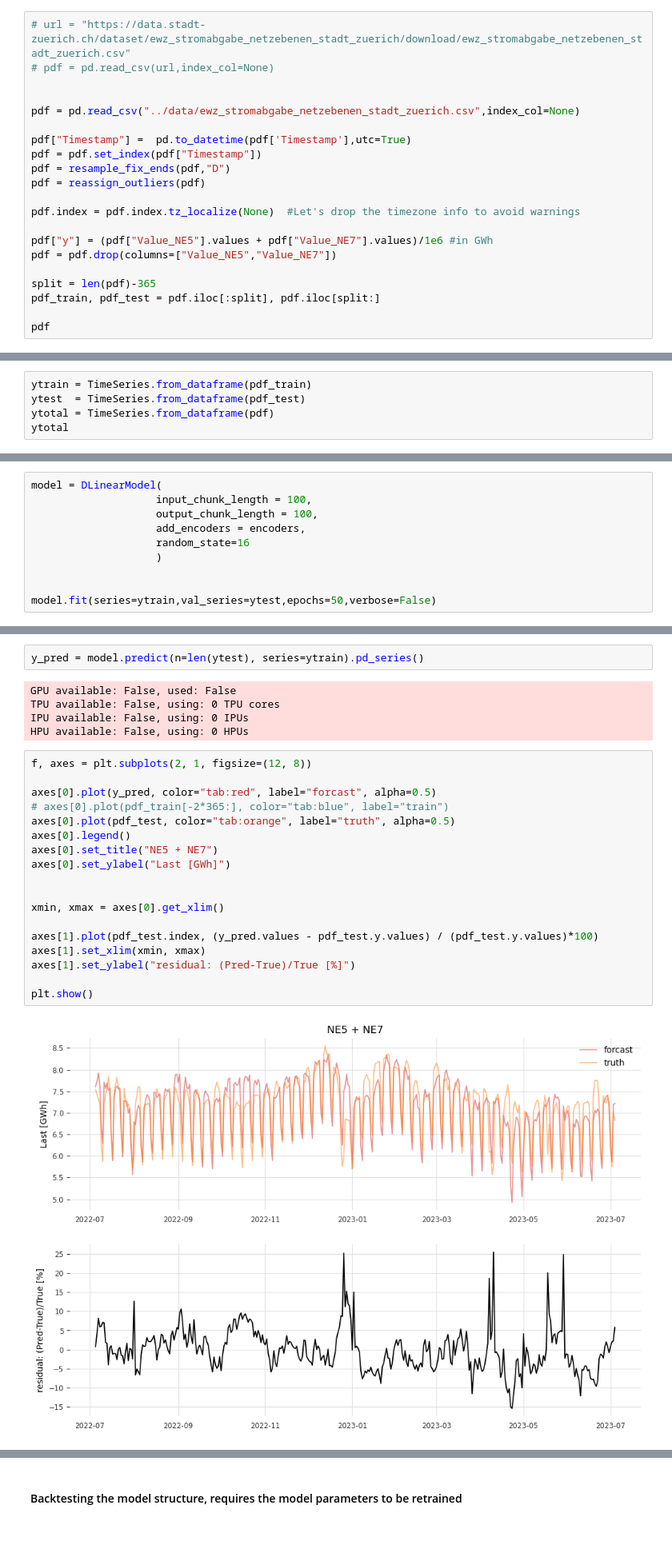
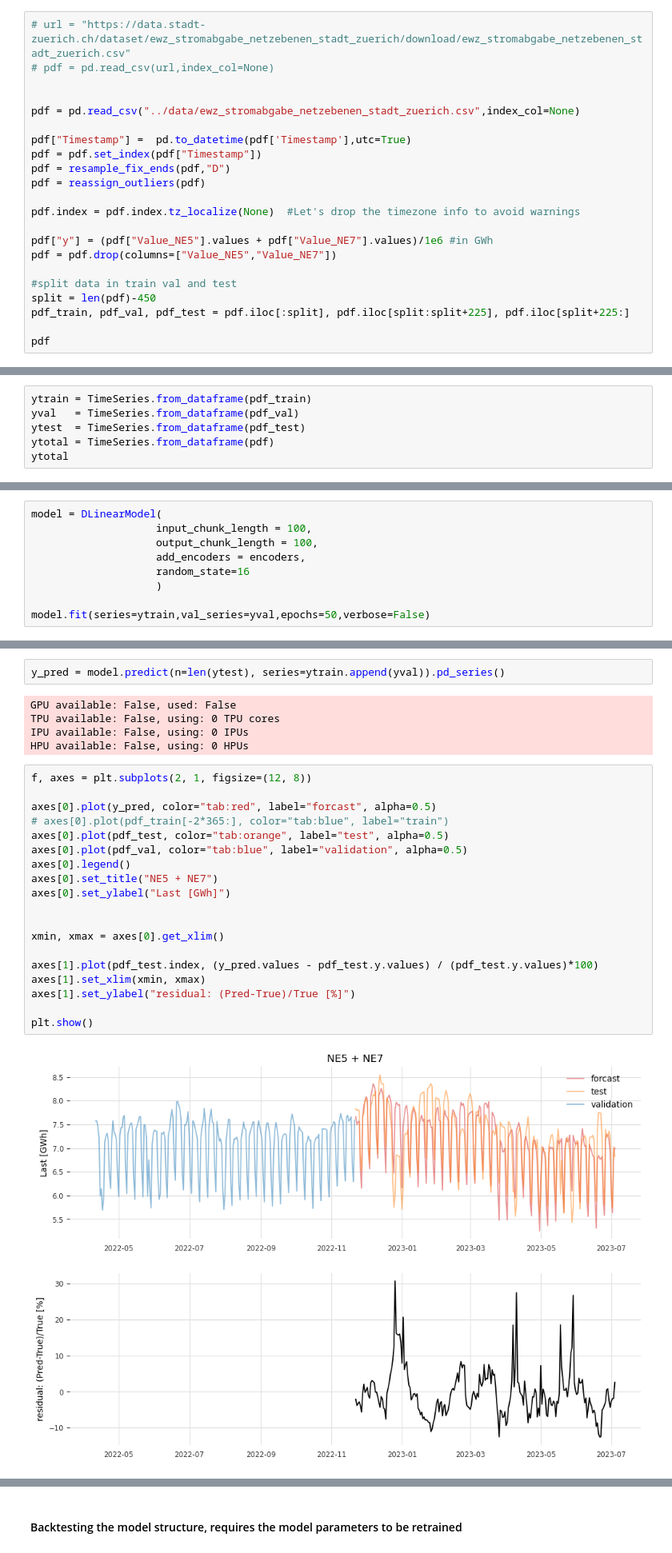
Before and after one commit to sbuse/ts_forecasting, a Jupyter notebook: Mittelfristprognose/DL/dlinear darts.ipynb, the cells around one changed output, grey strips where cells are left out. Shown at 80% size. Cells and saved outputs as stored; diff of their text form.

Commit message:
adding model training on validation set

```diff
--- a/Mittelfristprognose/DL/dlinear darts.ipynb
+++ b/Mittelfristprognose/DL/dlinear darts.ipynb
@@ -104,8 +105,9 @@ pdf.index = pdf.index.tz_localize(None)  #Let's drop the timezone info to avoid
 pdf["y"] = (pdf["Value_NE5"].values + pdf["Value_NE7"].values)/1e6 #in GWh
 pdf = pdf.drop(columns=["Value_NE5","Value_NE7"])
 
-split = len(pdf)-365
-pdf_train, pdf_test = pdf.iloc[:split], pdf.iloc[split:]
+#split data in train val and test
+split = len(pdf)-450
+pdf_train, pdf_val, pdf_test = pdf.iloc[:split], pdf.iloc[split:split+225], pdf.iloc[split+225:]
 
 pdf
 # %% [output]
@@ -127,6 +129,7 @@ Reassigned 1 values in the column Value_NE7. These values where more than 3 sigm
 3107 rows × 1 columns
 # %%
 ytrain = TimeSeries.from_dataframe(pdf_train)
+yval   = TimeSeries.from_dataframe(pdf_val)
 ytest  = TimeSeries.from_dataframe(pdf_test)
 ytotal = TimeSeries.from_dataframe(pdf)
 ytotal
@@ -158,8 +162,7 @@ model = DLinearModel(
                     random_state=16
                     )
 
-
-model.fit(series=ytrain,val_series=ytest,epochs=50,verbose=False)
+model.fit(series=ytrain,val_series=yval,epochs=50,verbose=False)
 # %% [output]
 GPU available: False, used: False
 TPU available: False, using: 0 TPU cores
@@ -170,5 +182,5 @@ DLinearModel(shared_weights=False, kernel_size=25, const_init=True, use_static_c
 # %%
-y_pred = model.predict(n=len(ytest), series=ytrain).pd_series()
+y_pred = model.predict(n=len(ytest), series=ytrain.append(yval)).pd_series()
 # %% [output]
 GPU available: False, used: False
 TPU available: False, using: 0 TPU cores
@@ -177,23 +189,24 @@ HPU available: False, using: 0 HPUs
 # %%
 f, axes = plt.subplots(2, 1, figsize=(12, 8))
 
 axes[0].plot(y_pred, color="tab:red", label="forcast", alpha=0.5)
 # axes[0].plot(pdf_train[-2*365:], color="tab:blue", label="train")
-axes[0].plot(pdf_test, color="tab:orange", label="truth", alpha=0.5)
+axes[0].plot(pdf_test, color="tab:orange", label="test", alpha=0.5)
+axes[0].plot(pdf_val, color="tab:blue", label="validation", alpha=0.5)
 axes[0].legend()
 axes[0].set_title("NE5 + NE7")
 axes[0].set_ylabel("Last [GWh]")
 
 
 xmin, xmax = axes[0].get_xlim()
 
 axes[1].plot(pdf_test.index, (y_pred.values - pdf_test.y.values) / (pdf_test.y.values)*100)
 axes[1].set_xlim(xmin, xmax)
 axes[1].set_ylabel("residual: (Pred-True)/True [%]")
 
 plt.show()
 # %% [output]
-[figure, old version]
+[figure, new version]
 # %%
 #histogramm of the residuals
 
```
Also changed, not shown: parts of 7 cells of this notebook.
